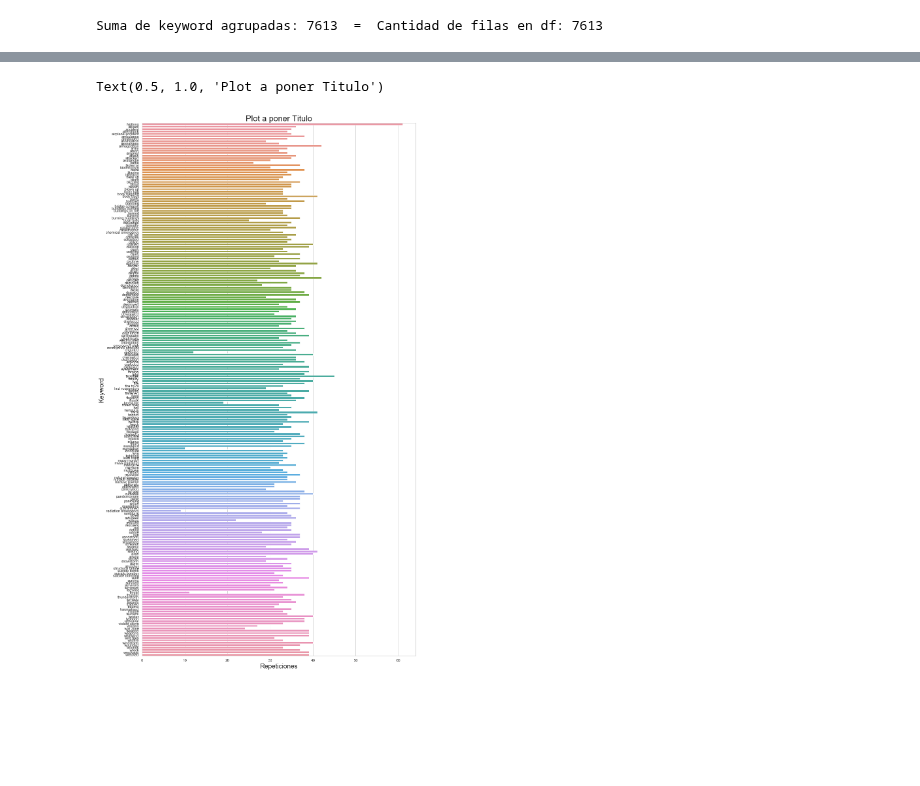
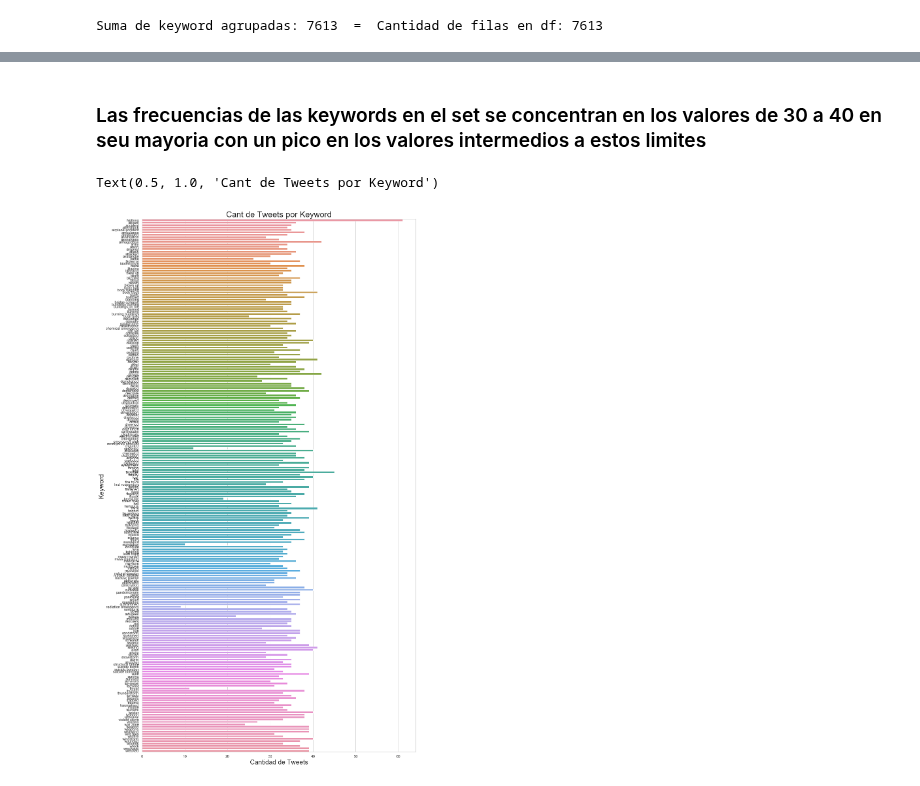
Before and after one commit to axelmpm/TP1_DATOS_1C_2020, a Jupyter notebook: Cristian/C_AnalisisKeywords.ipynb, the cells around one changed output, grey strips where cells are left out. Drawn from its saved outputs; the diff is of its cells as text; code cells hidden in the pictures; blank space fills up the shorter version.

Commit message:
Agregado Plots de URL y de Keyword

```diff
--- a/Cristian/C_AnalisisKeywords.ipynb
+++ b/Cristian/C_AnalisisKeywords.ipynb
@@ -67,4 +67,8 @@ Como conclusion, en 900 de las 7613 (el 12% del total) tweets el keyword esta en
 6700 (88% del total) contiene en alguna parte del texto a la keyword.
 # %% [markdown]
 ## Distintos keyword
+# %%
+#Nueva columna con frecuencia de la key en el nuevo subset
+C_tweets["Frecuencia de Key en set"] = C_tweets["keyword"]\
+.transform(lambda x: C_tweets["keyword"].value_counts()[x])
 # %%
@@ -113,7 +110,8 @@ len(C_keyword)
 222
 # %%
 #Agrupo por keyword  y cuenta las ocurrencias de cada uno
-C_grouped = C_tweets.groupby(['keyword']).agg({'id':'count'}).rename(columns={"id": "cantidad"})
+C_grouped = C_tweets.groupby(['keyword']).agg({'id':'count',"Frecuencia de Key en set":"mean"})\
+.rename(columns={"id": "cantidad"})
 # %%
 C_grouped.reset_index(inplace=True)
 # %%
@@ -137,3 +135,11 @@ C_grouped
 print ("Suma de keyword agrupadas:", C_grouped.cantidad.sum(), " = ","Cantidad de filas en df:" , len(C_tweets.index))
 # %% [output]
 Suma de keyword agrupadas: 7613  =  Cantidad de filas en df: 7613
+# %%
+plt.rcParams['figure.figsize'] = (13, 13)
+plt.rcParams["axes.labelsize"] = 15
+g = sns.distplot(C_grouped["Frecuencia de Key en set"]\
+                 ,bins=int(C_grouped["Frecuencia de Key en set"].max()),color='blue')
+g.set_ylabel('Densidad de Frecuencia de Keywords', fontsize=20)
+g.set_xlabel('Frecuencia de Keywords en el set', fontsize=20)
+g.set_title("Distribucion de la Frecuencia de keywords en el set", fontsize=25)
@@ -140,14 +149,17 @@ Suma de keyword agrupadas: 7613  =  Cantidad de filas en df: 7613
+# %% [markdown]
+### Las frecuencias de las keywords en el set se concentran en los valores de 30 a 40 en seu mayoria con un pico en los valores intermedios a estos limites
 # %%
 #Area del plot mas alto que ancho
 plt.rcParams['figure.figsize'] = (15, 30)
+plt.rcParams["axes.labelsize"] = 12
 # %%
 ax = sns.barplot(x="cantidad", y="keyword", data=C_grouped,orient='h')
 
 ax.set_ylabel('Keyword', fontsize=20)
-ax.set_xlabel('Repeticiones', fontsize=20)
-ax.set_title("Plot a poner Titulo", fontsize=25)
+ax.set_xlabel('Cantidad de Tweets', fontsize=20)
+ax.set_title("Cant de Tweets por Keyword", fontsize=25)
 # %% [output]
-Text(0.5, 1.0, 'Plot a poner Titulo')
+Text(0.5, 1.0, 'Cant de Tweets por Keyword')
-[figure, old version]
+[figure, new version]
 # %%
 #TODO, achicar keywords--> Agrupara los que significan casi lo mismo
```
Also changed, not shown: parts of 3 cells of this notebook.
